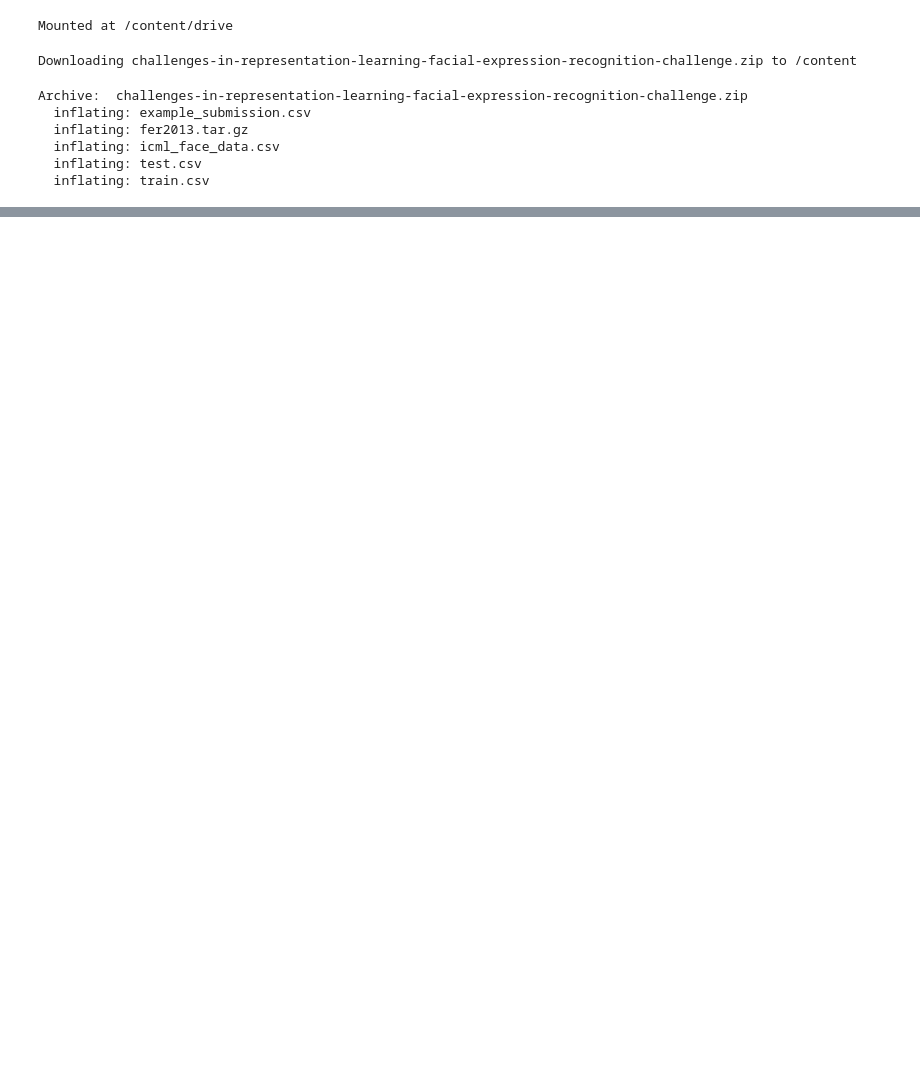
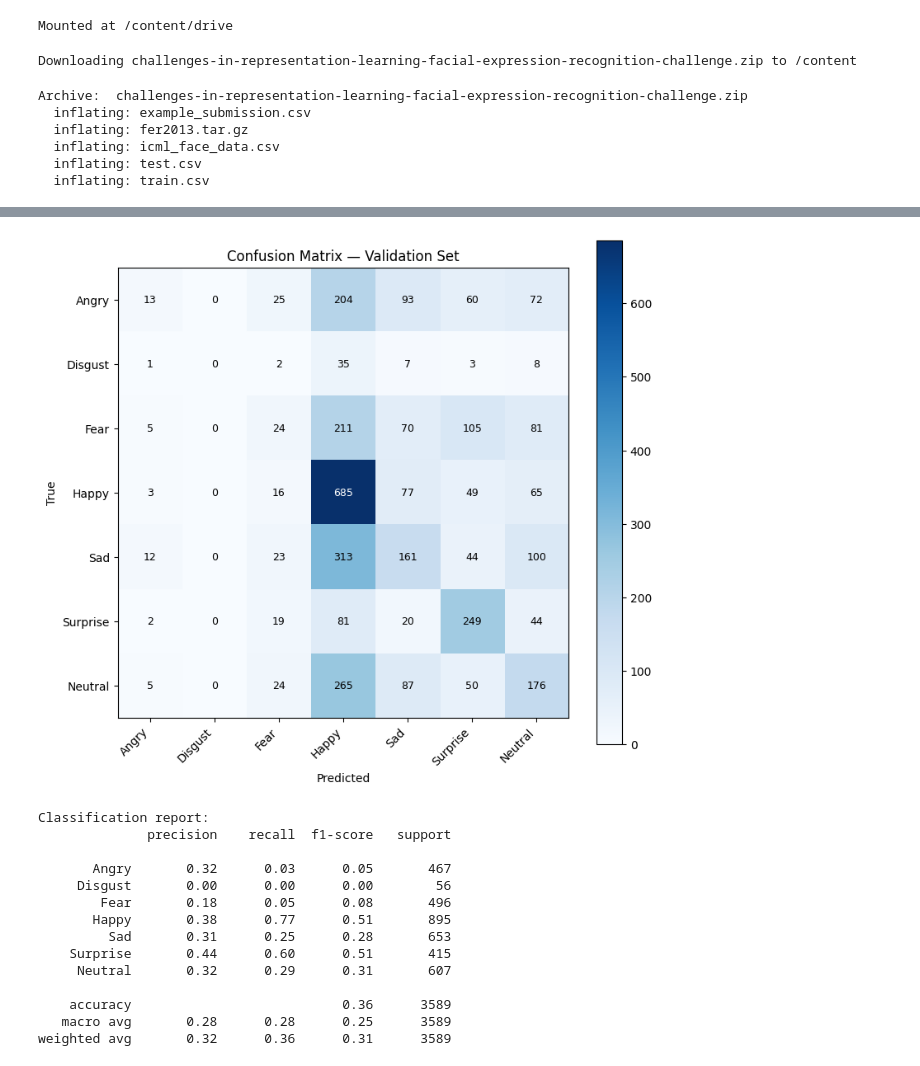
Before and after one commit to ntsuk22/Facial_Expression_Recognition, a Jupyter notebook: model_experiment_1.ipynb, the cells around one changed output, grey strips where cells are left out. Cells and saved outputs as stored; diff of their text form; code cells hidden in the pictures; blank space fills up the shorter version.

```diff
--- a/model_experiment_1.ipynb
+++ b/model_experiment_1.ipynb
@@ -42,0 +292,19 @@ Archive:  challenges-in-representation-learning-facial-expression-recognition-ch
+# %%
+print(f"{'Parameter':<45} {'Shape':<20} {'Grad mean abs':>14}")
+print("-" * 82)
+dead_params = []
+for name, param in model.named_parameters():
+    if param.requires_grad:
+        if param.grad is None:
+            dead_params.append(name)
+            print(f"{name:<45} {str(tuple(param.shape)):<20} {'NO GRAD':>14}")
+        else:
+            mean_abs = param.grad.abs().mean().item()
+            print(f"{name:<45} {str(tuple(param.shape)):<20} {mean_abs:>14.6f}")
+
+if dead_params:
+    print(f"\n⚠ Dead parameters (no gradient): {dead_params}")
+else:
+    print("\n✓ Gradient flow OK — all parameters receiving gradients")
+
+model = SimpleCNN().to(DEVICE)
@@ -42,0 +432,48 @@ Archive:  challenges-in-representation-learning-facial-expression-recognition-ch
+# %%
+from sklearn.metrics import confusion_matrix, classification_report
+
+model.load_state_dict(torch.load("best_simple_cnn.pt", map_location=DEVICE))
+model.eval()
+
+all_preds, all_labels = [], []
+with torch.no_grad():
+    for imgs, lbls in val_loader:
+        imgs = imgs.to(DEVICE)
+        preds = model(imgs).argmax(dim=1).cpu().numpy()
+        all_preds.extend(preds)
+        all_labels.extend(lbls.numpy())
+
+cm = confusion_matrix(all_labels, all_preds)
+
+fig, ax = plt.subplots(figsize=(8, 7))
+im = ax.imshow(cm, cmap="Blues")
+plt.colorbar(im, ax=ax)
+ax.set_xticks(range(7));  ax.set_xticklabels(EMOTION_LABELS, rotation=45, ha="right")
+ax.set_yticks(range(7));  ax.set_yticklabels(EMOTION_LABELS)
+ax.set_xlabel("Predicted");  ax.set_ylabel("True")
+ax.set_title("Confusion Matrix — Validation Set")
+for i in range(7):
+    for j in range(7):
+        ax.text(j, i, cm[i, j], ha="center", va="center",
+                color="white" if cm[i, j] > cm.max() / 2 else "black", fontsize=9)
+plt.tight_layout()
+plt.show()
+
+print("\nClassification report:")
+print(classification_report(all_labels, all_preds, target_names=EMOTION_LABELS))
+# %% [output]
+[figure, added]
+Classification report:
+              precision    recall  f1-score   support
+
+       Angry       0.32      0.03      0.05       467
+     Disgust       0.00      0.00      0.00        56
+        Fear       0.18      0.05      0.08       496
+       Happy       0.38      0.77      0.51       895
+         Sad       0.31      0.25      0.28       653
+    Surprise       0.44      0.60      0.51       415
+     Neutral       0.32      0.29      0.31       607
+
+    accuracy                           0.36      3589
+   macro avg       0.28      0.28      0.25      3589
+weighted avg       0.32      0.36      0.31      3589
```
Also changed, not shown: parts of 20 cells of this notebook.
